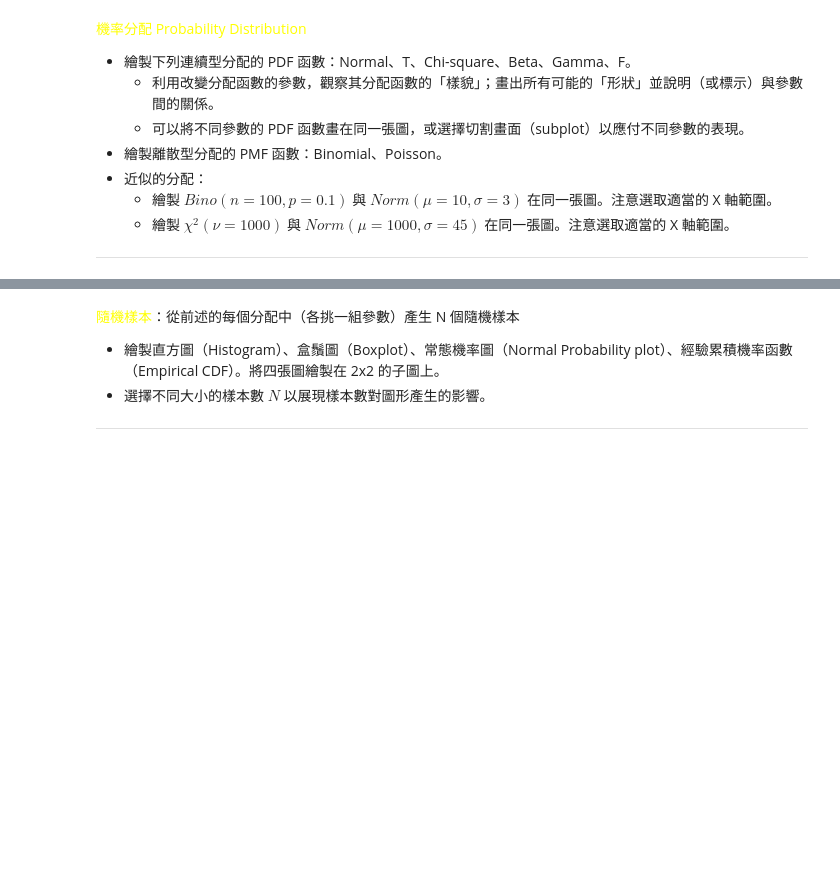
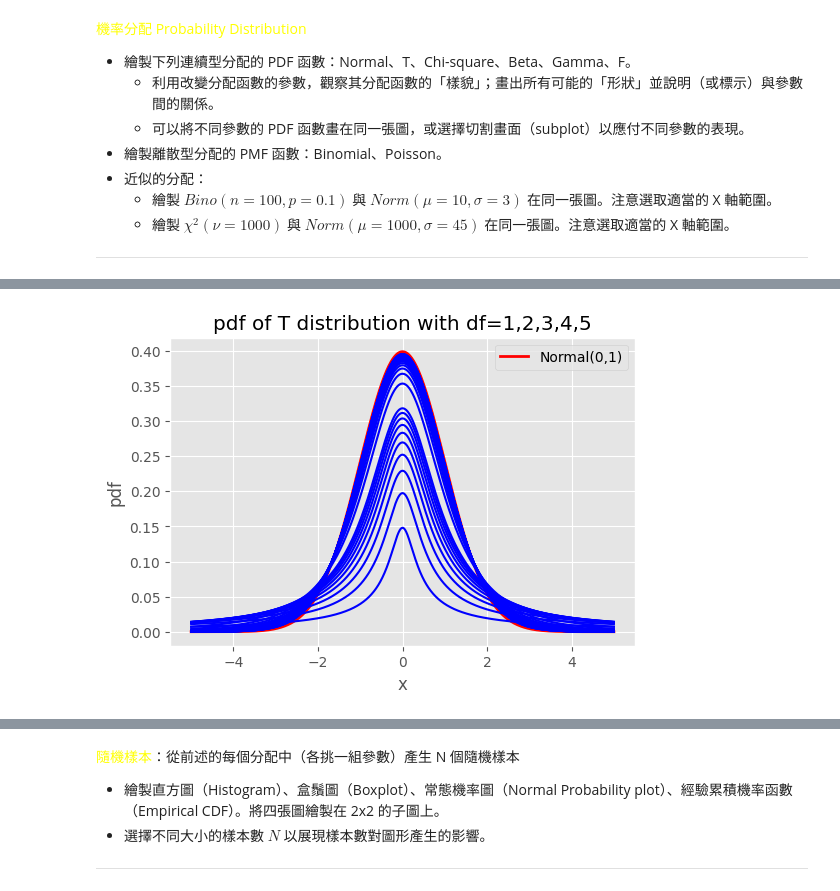
Before and after one commit to ntpuccw/InClassCoding, a Jupyter notebook: gar0923.ipynb, the cells around one changed output, grey strips where cells are left out. Cells and saved outputs as stored; diff of their text form; code cells hidden in the pictures; blank space fills up the shorter version.

```diff
--- a/gar0923.ipynb
+++ b/gar0923.ipynb
@@ -19,0 +50,25 @@
+# %%
+import numpy as np
+import matplotlib.pyplot as plt
+from scipy.stats import t, norm
+
+# draw the pdf of t distribution with df=1,2,3,4,5
+# df = range(1, 6)
+# set df from [0.1:0.1:0.9] and [1:30]
+df = np.concatenate([np.arange(0.1, 1.0, 0.1), np.arange(1, 31)])
+x = np.linspace(-5, 5, 1000)
+Y = t.pdf(x[:, np.newaxis], df)
+# use ggplot style
+plt.style.use('ggplot')
+fig, ax = plt.subplots(figsize=(6, 4))
+# draw a standard normal distribution for comparison
+ax.plot(x, norm.pdf(x), color='r', linewidth=2, label='Normal(0,1)')
+
+ax.plot(x, Y, color='b')
+ax.legend()
+ax.set_xlabel('x')
+ax.set_ylabel('pdf')
+ax.set_title('pdf of T distribution with df=1,2,3,4,5')
+plt.show()
+# %% [output]
+[figure, added]
```
Also changed, not shown: parts of 3 cells of this notebook, 1 other file.
